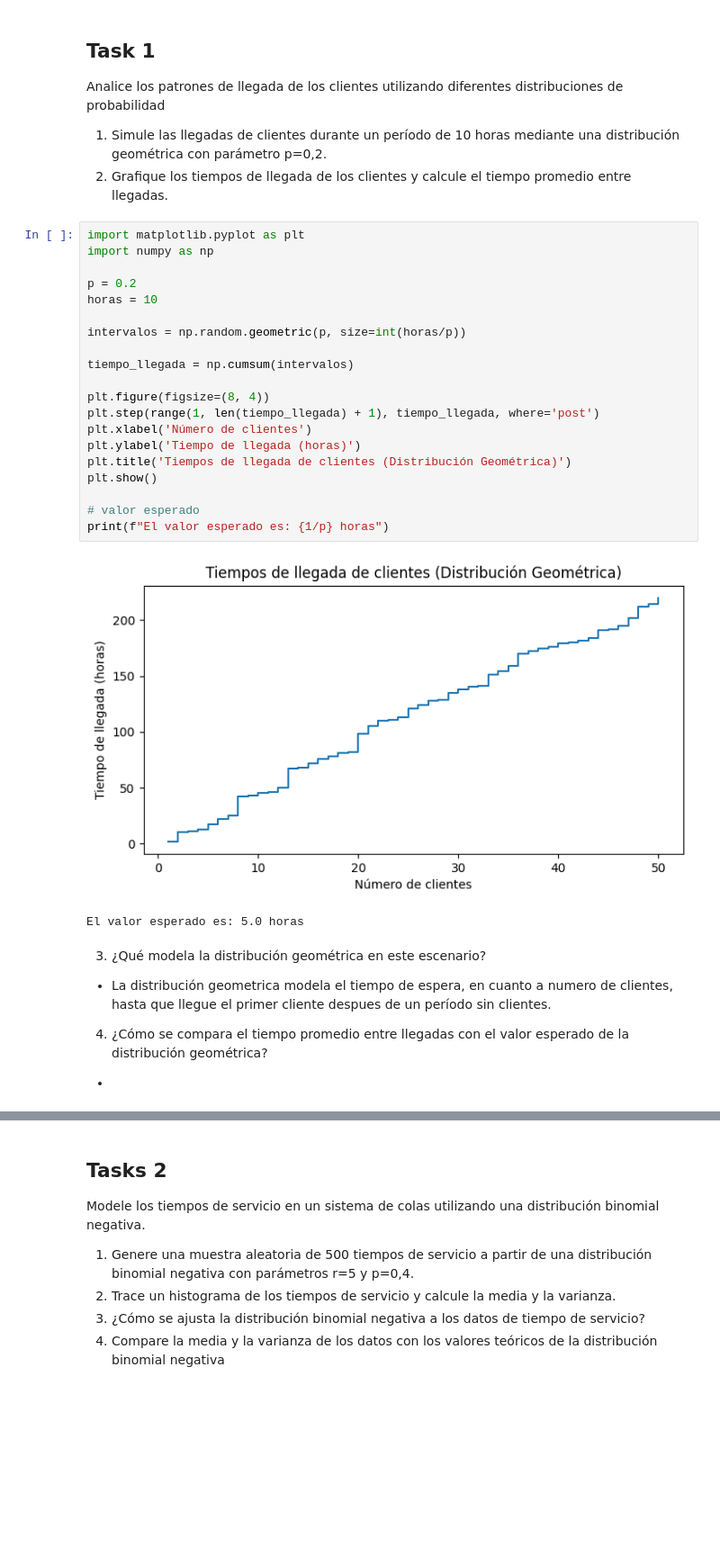
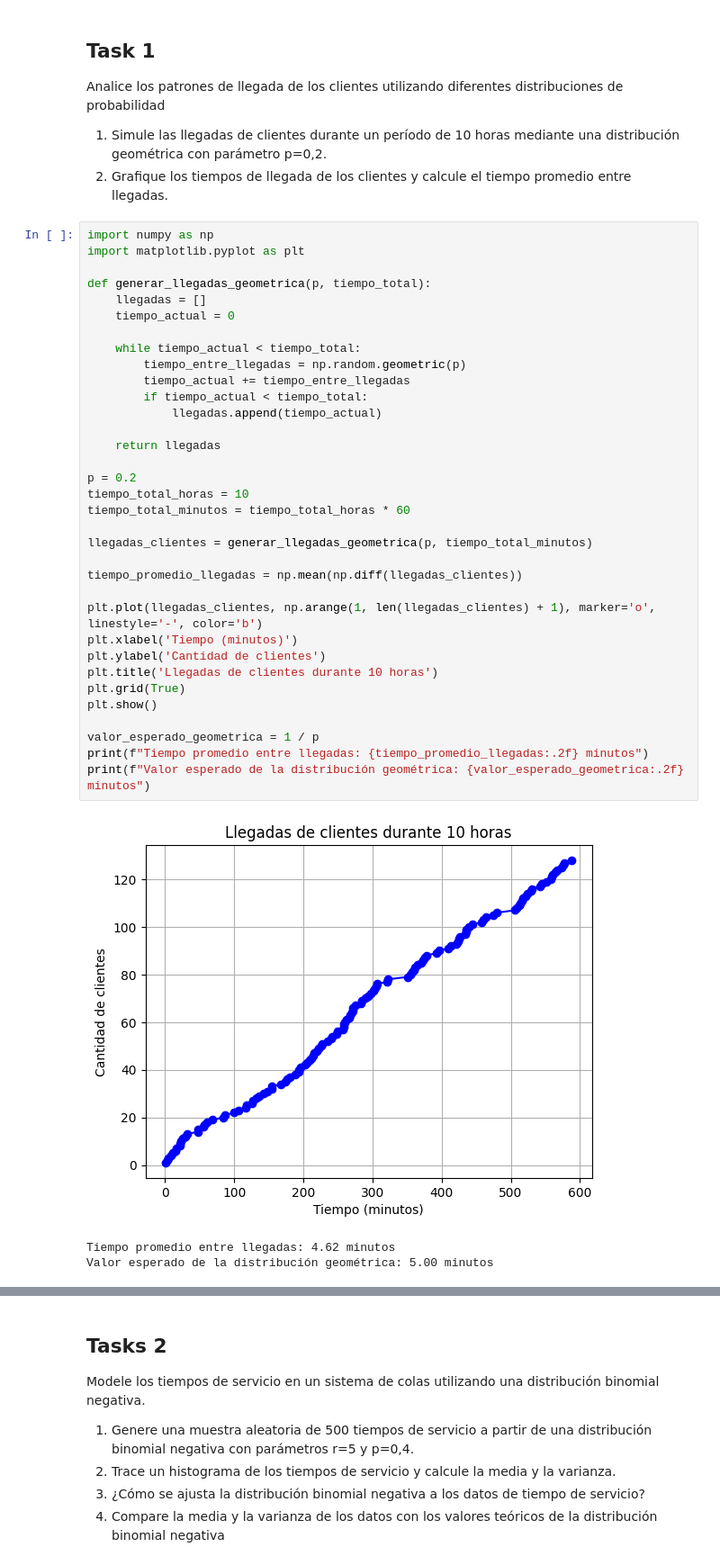
Before and after one commit to JuanDiegoAvila/Lab2_ModSim, a Jupyter notebook: Lab2.ipynb, the cells around one changed output, grey strips where cells are left out. Shown at 90% size. Cells and saved outputs as stored; diff of their text form; blank space fills up the shorter version.

```diff
--- a/Lab2.ipynb
+++ b/Lab2.ipynb
@@ -47,31 +47,41 @@ Analice los patrones de llegada de los clientes utilizando diferentes distribuci
 1. Simule las llegadas de clientes durante un período de 10 horas mediante una distribución geométrica con
 parámetro p=0,2.
 2. Grafique los tiempos de llegada de los clientes y calcule el tiempo promedio entre llegadas.
-# %%
-import matplotlib.pyplot as plt
-import numpy as np
-
-p = 0.2
-horas = 10
-
-intervalos = np.random.geometric(p, size=int(horas/p))
-
-tiempo_llegada = np.cumsum(intervalos)
-
-plt.figure(figsize=(8, 4))
-plt.step(range(1, len(tiempo_llegada) + 1), tiempo_llegada, where='post')
-plt.xlabel('Número de clientes')
-plt.ylabel('Tiempo de llegada (horas)')
-plt.title('Tiempos de llegada de clientes (Distribución Geométrica)')
-plt.show()
-
-# valor esperado
-print(f"El valor esperado es: {1/p} horas")
-# %% [output]
-[figure, removed]
-El valor esperado es: 5.0 horas
-# %% [markdown]
-3. ¿Qué modela la distribución geométrica en este escenario?
-- La distribución geometrica modela el tiempo de espera, en cuanto a numero de clientes, hasta que llegue el primer cliente despues de un período sin clientes.
-4. ¿Cómo se compara el tiempo promedio entre llegadas con el valor esperado de la distribución geométrica?
--
+# %%
+import numpy as np
+import matplotlib.pyplot as plt
+
+def generar_llegadas_geometrica(p, tiempo_total):
+    llegadas = []
+    tiempo_actual = 0
+
+    while tiempo_actual < tiempo_total:
+        tiempo_entre_llegadas = np.random.geometric(p)
+        tiempo_actual += tiempo_entre_llegadas
+        if tiempo_actual < tiempo_total:
+            llegadas.append(tiempo_actual)
+
+    return llegadas
+
+p = 0.2
+tiempo_total_horas = 10
+tiempo_total_minutos = tiempo_total_horas * 60
+
+llegadas_clientes = generar_llegadas_geometrica(p, tiempo_total_minutos)
+
+tiempo_promedio_llegadas = np.mean(np.diff(llegadas_clientes))
+
+plt.plot(llegadas_clientes, np.arange(1, len(llegadas_clientes) + 1), marker='o', linestyle='-', color='b')
+plt.xlabel('Tiempo (minutos)')
+plt.ylabel('Cantidad de clientes')
+plt.title('Llegadas de clientes durante 10 horas')
+plt.grid(True)
+plt.show()
+
+valor_esperado_geometrica = 1 / p
+print(f"Tiempo promedio entre llegadas: {tiempo_promedio_llegadas:.2f} minutos")
+print(f"Valor esperado de la distribución geométrica: {valor_esperado_geometrica:.2f} minutos")
+# %% [output]
+[figure, added]
+Tiempo promedio entre llegadas: 4.62 minutos
+Valor esperado de la distribución geométrica: 5.00 minutos
```
Also changed, not shown: parts of 7 cells of this notebook.
